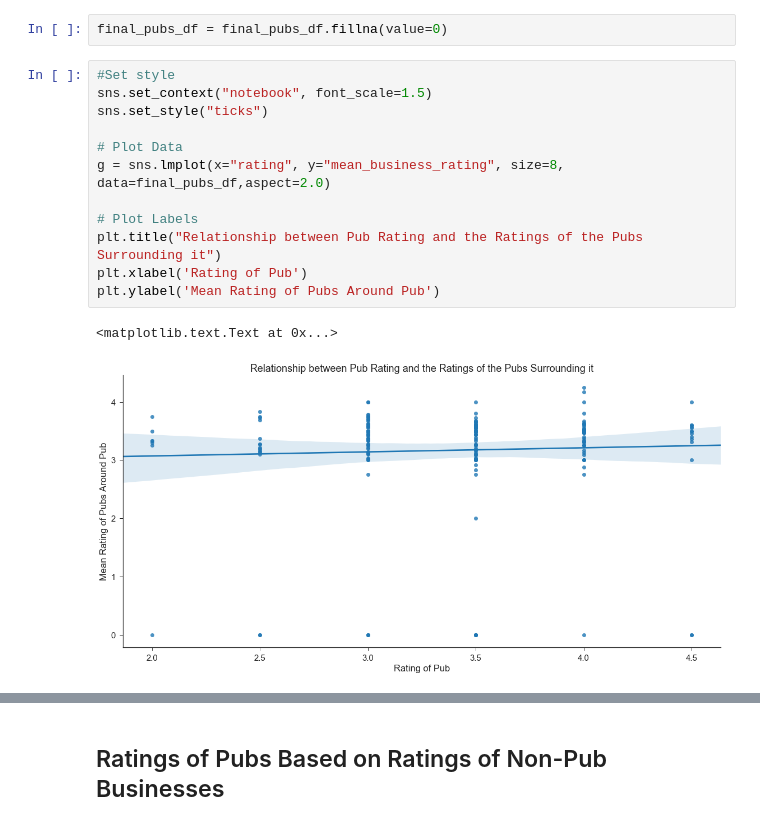
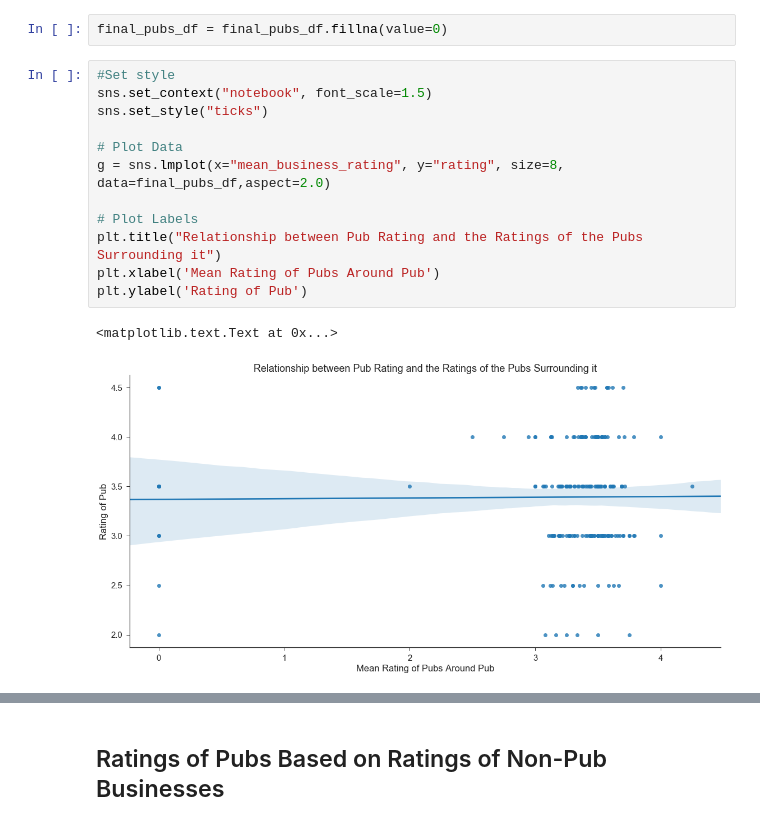
Before and after one commit to shrutirao94/Restaurant-Quality-and-Co-location-in-Toronto, a Jupyter notebook: yelp_analysis_2.ipynb, the cells around one changed output, grey strips where cells are left out. Drawn from its saved outputs; the diff is of its cells as text.

```diff
--- a/yelp_analysis_2.ipynb
+++ b/yelp_analysis_2.ipynb
@@ -183,15 +181,15 @@ final_pubs_df = final_pubs_df.fillna(value=0)
 # %%
 #Set style
 sns.set_context("notebook", font_scale=1.5)
 sns.set_style("ticks")
 
 # Plot Data
-g = sns.lmplot(x="rating", y="mean_business_rating", size=8, data=final_pubs_df,aspect=2.0)
+g = sns.lmplot(x="mean_business_rating", y="rating", size=8, data=final_pubs_df,aspect=2.0)
 
 # Plot Labels
 plt.title("Relationship between Pub Rating and the Ratings of the Pubs Surrounding it")
-plt.xlabel('Rating of Pub')
-plt.ylabel('Mean Rating of Pubs Around Pub')
+plt.xlabel('Mean Rating of Pubs Around Pub')
+plt.ylabel('Rating of Pub')
 # %% [output]
 <matplotlib.text.Text at 0x...>
-[figure, old version]
+[figure, new version]
```
Also changed, not shown: parts of 18 cells of this notebook.
